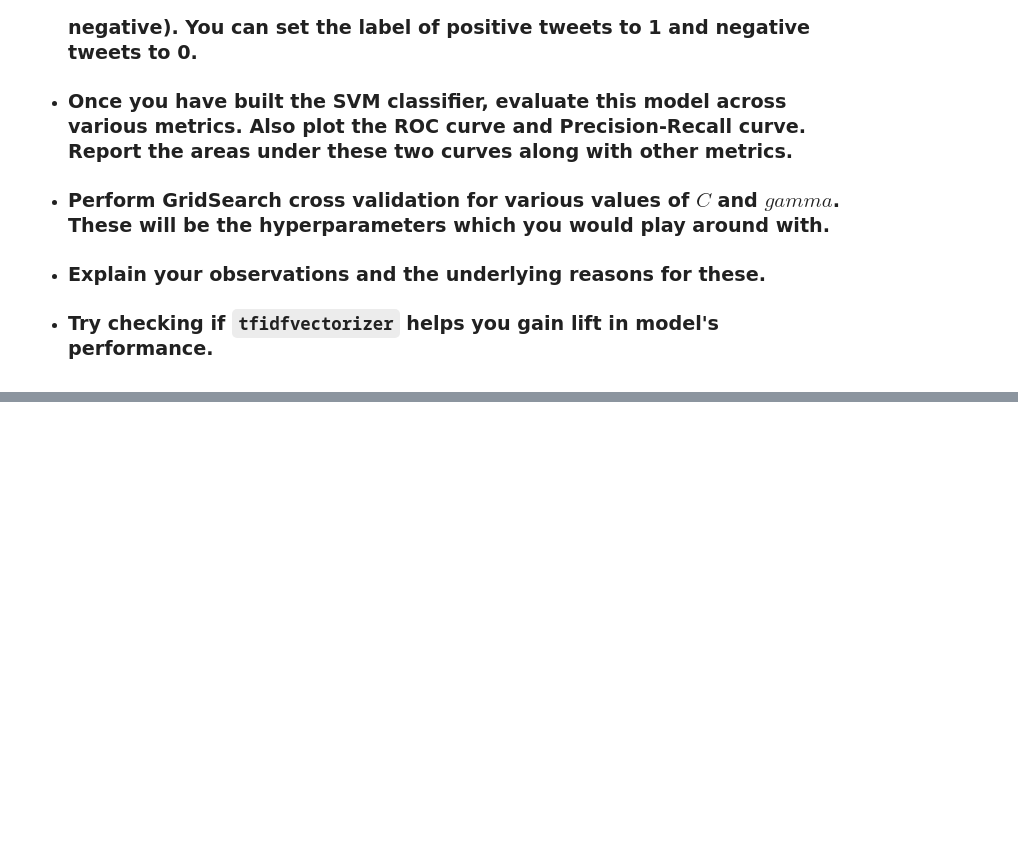
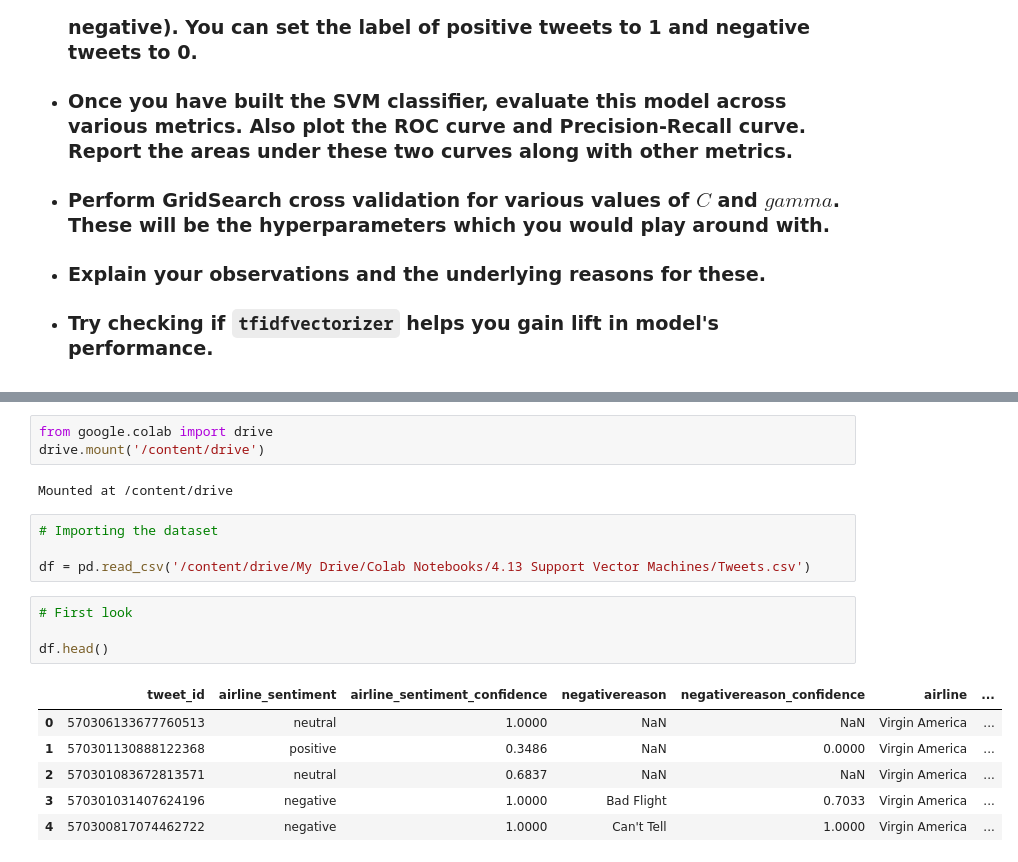
Before and after one commit to sagar2582/Sentiment-Analysis-of-Tweets, a Jupyter notebook: Tweets(Sentimental_Analysis).ipynb, the cells around one changed output, grey strips where cells are left out. Cells and saved outputs as stored; diff of their text form; blank space fills up the shorter version.

```diff
--- a/Tweets(Sentimental_Analysis).ipynb
+++ b/Tweets(Sentimental_Analysis).ipynb
@@ -17,0 +24,20 @@
+# %%
+from google.colab import drive
+drive.mount('/content/drive')
+# %% [output]
+Mounted at /content/drive
+# %%
+# Importing the dataset
+
+df = pd.read_csv('/content/drive/My Drive/Colab Notebooks/4.13 Support Vector Machines/Tweets.csv')
+# %%
+# First look
+
+df.head()
+# %% [output]
+|  | tweet_id | airline_sentiment | airline_sentiment_confidence | negativereason | negativereason_confidence | airline | ... |
+| 0 | 570306133677760513 | neutral | 1.0000 | NaN | NaN | Virgin America | ... |
+| 1 | 570301130888122368 | positive | 0.3486 | NaN | 0.0000 | Virgin America | ... |
+| 2 | 570301083672813571 | neutral | 0.6837 | NaN | NaN | Virgin America | ... |
+| 3 | 570301031407624196 | negative | 1.0000 | Bad Flight | 0.7033 | Virgin America | ... |
+| 4 | 570300817074462722 | negative | 1.0000 | Can't Tell | 1.0000 | Virgin America | ... |
```
Also changed, not shown: parts of 17 cells of this notebook.
